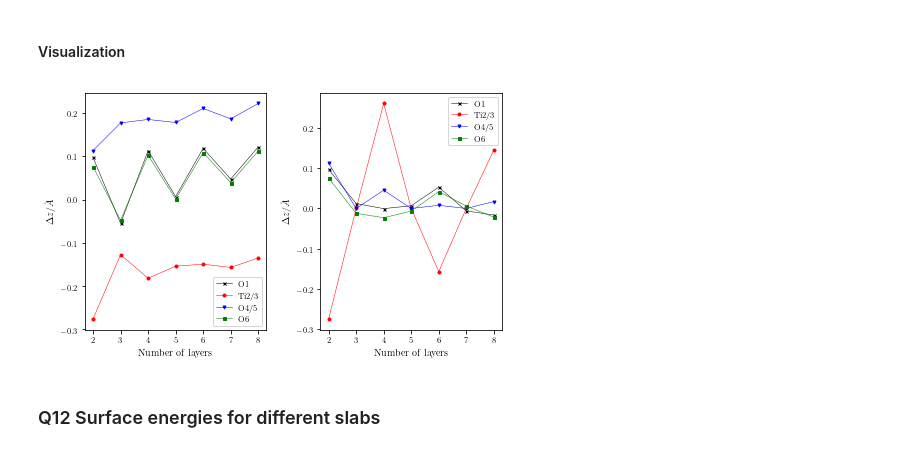
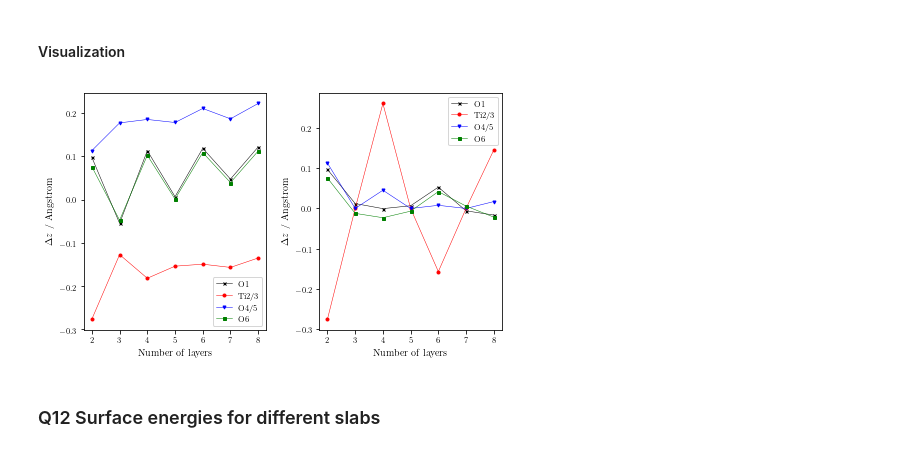
Before and after one commit to tomfroembgen/WP12, a Jupyter notebook: 3_bredow/wp12_3.ipynb, the cells around one changed output. Drawn from its saved outputs; the diff is of its cells as text; code cells hidden in the pictures.

```diff
--- a/3_bredow/wp12_3.ipynb
+++ b/3_bredow/wp12_3.ipynb
@@ -146,16 +146,16 @@ for i, file in enumerate(flist):
     with open(file) as f:
         for j, line in enumerate(f):
             if "    TOTAL CPU TIME =" in line:
-                time = float(line.split()[4])
+                time = float(line.split()[4]) / 60
             if "         A              B              C           ALPHA      BETA       GAMMA" in line:
                 a = float(next(f).split()[0])
-                a_dev = (a / a_exp) - 1
+                a_dev = ((a / a_exp) - 1) * 100
 
     func = str(file.parent).split("/")[2]
     method = func.upper().replace("_", "/")
-    data.append([method, time, a, a_dev])
+    data.append([method, round(time, 2), round(a, 3), round(a_dev, 2)])
 
-cols = ["Functional", "CPU time", "a", "delta a / %"]
+cols = ["Functional", "CPU time / mins", "a / Angstrom", "delta a / %"]
 df = pd.DataFrame(columns=cols, data=data)
 display(df)
 
@@ -226,7 +226,7 @@ for i, file in enumerate(flist):
     func = str(file.parent).split("/")[3]
     bas = str(file.parent).split("/")[2]
     method = func.upper()+"/"+bas.upper().replace("M", "m")
-    data.append([method, bandgap, alpha, epsilon])
+    data.append([method, round(bandgap,2), round(alpha,2), round(epsilon,2)])
 
 cols = ["Method", "Bandgap / eV", "Fock-exchange / %", "Epsilon"]
 df = pd.DataFrame(columns=cols, data=data)
@@ -253,8 +253,8 @@ num_vert_plots = 1
 num_hor_plots = 2
 fig, ax = plt.subplots(num_vert_plots, num_hor_plots, figsize=(fig_width, fig_height))
 
-x_std = std["EFERMI(Eh)"]
-x_opt = opt["EFERMI(Eh)"]
+x_std = std["EFERMI(Eh)"] * eh2ev
+x_opt = opt["EFERMI(Eh)"] * eh2ev
 names = ["Na", "Cl"]
 colors = ["b", "r"]
 alphas = [0.6, 0.5]
@@ -263,6 +263,7 @@ for i, name in enumerate(names):
       ax[0].fill_between(x_std, y, color=colors[i], alpha=alphas[i], label=names[i])
       ax[0].set_xlabel(r"$E_\mathrm{Fermi}$ in eV")
       ax[0].set_ylabel(r"Projected density of states")
+      #ax[0].set_xlim(-3,35)
       ax[0].legend(loc="best", fancybox=True)
 
 for i, name in enumerate(names):
@@ -300,22 +301,22 @@ for i, file in enumerate(flist):
     with open(file) as f:
         for line in f:
             if "    TOTAL CPU TIME =" in line:
-                time = float(line.split()[4])
+                time = float(line.split()[4]) / 60
             if "         A              B              C           ALPHA      BETA       GAMMA" in line:
                 test = next(f)
                 a = float(test.split()[0])
-                a_dev = (a / a_exp) - 1
+                a_dev = ((a / a_exp) - 1)*100
                 c = float(test.split()[2])
-                c_dev = (c / c_exp) - 1
+                c_dev = ((c / c_exp) - 1)*100
             if "      3 T   8 O     3" in line:
                 ofrac = float(line.split()[4])
 
     func = str(file.parent).split("/")[3]
     bas = str(file.parent).split("/")[2]
     method = func.upper()+"/"+bas
-    data.append([method, time, a, a_dev, c, c_dev, ofrac])
+    data.append([method, round(time, 2), round(a,3), round(a_dev, 2), round(c, 3), round(c_dev, 2), round(ofrac, 3)])
 
-cols = ["Method", "CPU time", "a", "delta a / %", "c", "delta c / %", "xfrac(O)"]
+cols = ["Method", "CPU time / mins", "a / Angstrom", "delta a / %", "c / Angstrom", "delta c / %", "xfrac(O)"]
 df = pd.DataFrame(columns=cols, data=data)
 display(df)
 
@@ -481,33 +482,33 @@ df.to_csv(save_loc, index=False)
 # %%
 top = pd.read_csv("./ex2/dz-surf.csv", delimiter=",")
 bulk = pd.read_csv("./ex2/dz-bulk.csv", delimiter=",")
 
 num_vert_plots = 1
 num_hor_plots = 2
 fig, ax = plt.subplots(num_vert_plots, num_hor_plots, figsize=(fig_width, fig_height))
 
 labels = ["O1", "Ti2/3", "O4/5", "O6"]
 colors = ["k","r", "b", "g"]
 markers = ["x","o", "v", "s"]
 names = ["dz O1","dz Ti2/3","dz O4/5","dz O6"]
 
 for i, name in enumerate(names):
       ax[0].plot(top["n"], top[name], color=colors[i], marker=markers[i], label=labels[i], markersize=3, lw=0.5)
       ax[0].set_xlabel("Number of layers")
-      ax[0].set_ylabel(r"$\Delta z / \AA $")
+      ax[0].set_ylabel(r"$\Delta z$ / Angstrom")
       ax[0].legend(loc="best", fancybox=True)
 
 for i, name in enumerate(names):
       ax[1].plot(bulk["n"], bulk[name], color=colors[i], marker=markers[i], label=labels[i], markersize=3, lw=0.5)
       ax[1].set_xlabel("Number of layers")
-      ax[1].set_ylabel(r"$\Delta z / \AA$")
+      ax[1].set_ylabel(r"$\Delta z$ / Angstrom")
       ax[1].legend(loc="best", fancybox=True)
 
 fig.tight_layout()
 save_plot_as_pgf(fig, "protocol/Graphen/dz.pgf")
 plt.show()
 # %% [output]
-[figure, old version]
+[figure, new version]
 # %% [markdown]
 ### Q12 Surface energies for different slabs
 # %%
```
Also changed, not shown: parts of 10 cells of this notebook, 14 other files.
